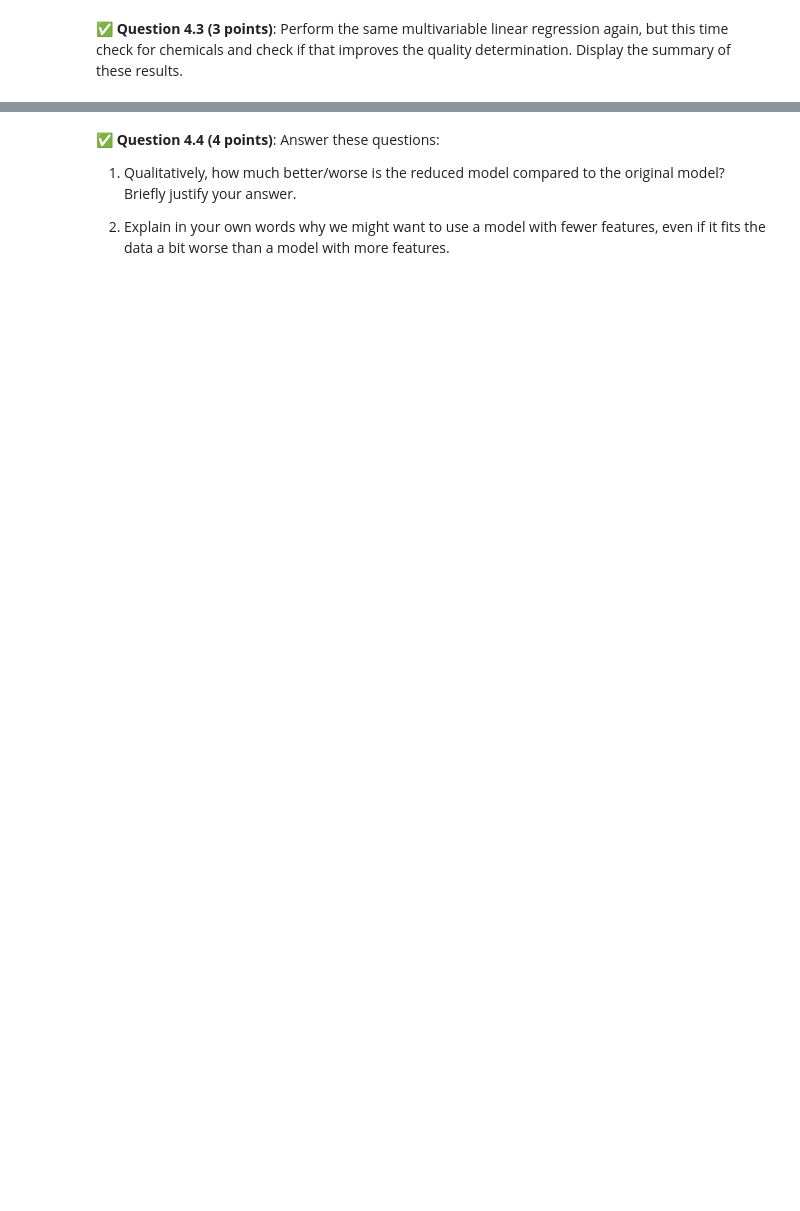
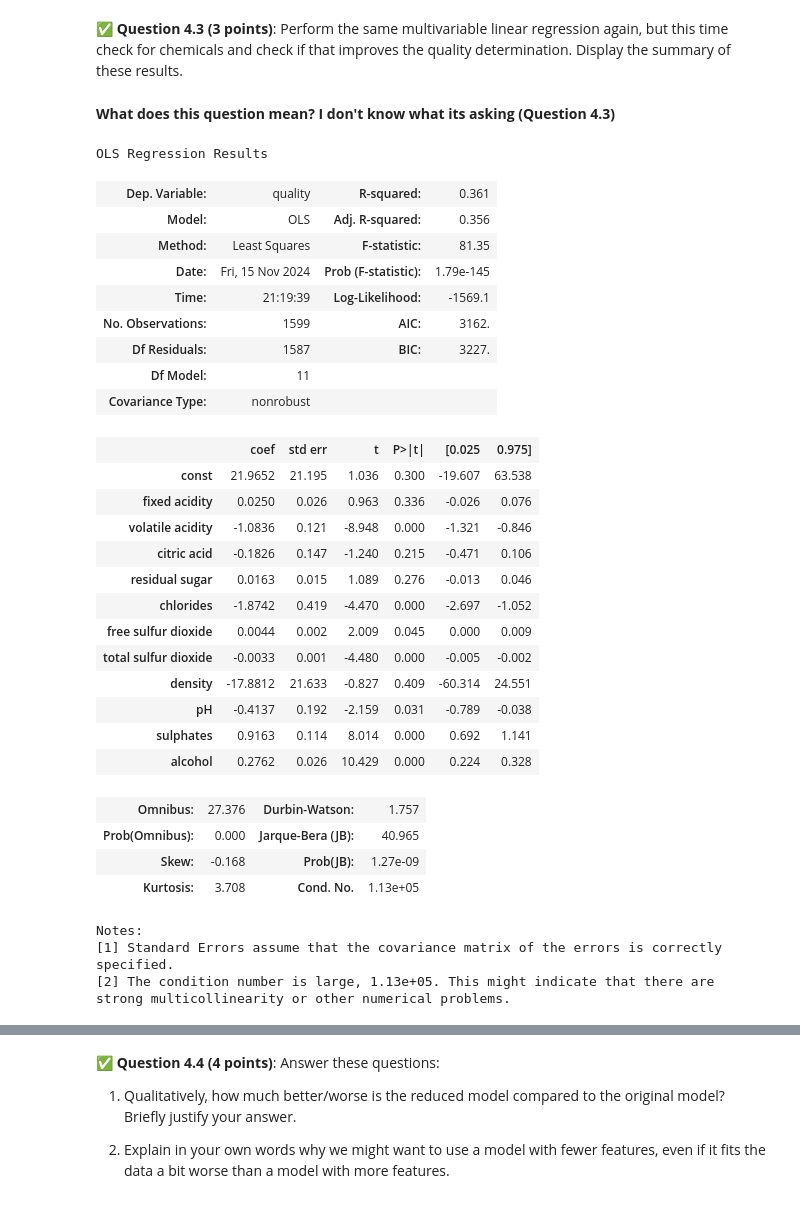
Before and after one commit to whitete3/CMSE202-f24-turnin, a Jupyter notebook: hw-03/HW-03_Regression-STUDENT.ipynb, the cells around one changed output, grey strips where cells are left out. Cells and saved outputs as stored; diff of their text form; code cells hidden in the pictures; blank space fills up the shorter version.

```diff
--- a/hw-03/HW-03_Regression-STUDENT.ipynb
+++ b/hw-03/HW-03_Regression-STUDENT.ipynb
@@ -326,0 +325,7 @@ In this part, we'll use multiple features to predict the **quality** of **red**
+# %%
+# Put your code here
+y = red["quality"]
+x = red[["volatile acidity", "citric acid", "alcohol"]]
+X = sm.add_constant(x)
+red_model = sm.OLS(y,X).fit()
+red_model.summary()
@@ -338,0 +376,41 @@ In this part, we'll use multiple features to predict the **quality** of **red**
+# %% [markdown]
+**What does this question mean? I don't know what its asking (Question 4.3)**
+# %%
+# Put your code here
+# Original Model I am assuming
+x = red.drop(columns=["quality", "class"])
+X = sm.add_constant(x)
+red_model = sm.OLS(y,X).fit()
+red_model.summary()
+# %% [output]
+OLS Regression Results
+| Dep. Variable: | quality | R-squared: | 0.361 |
+| Model: | OLS | Adj. R-squared: | 0.356 |
+| Method: | Least Squares | F-statistic: | 81.35 |
+| Date: | Fri, 15 Nov 2024 | Prob (F-statistic): | 1.79e-145 |
+| Time: | 21:19:39 | Log-Likelihood: | -1569.1 |
+| No. Observations: | 1599 | AIC: | 3162. |
+| Df Residuals: | 1587 | BIC: | 3227. |
+| Df Model: | 11 |  |  |
+| Covariance Type: | nonrobust |  |  |
+|  | coef | std err | t | P>|t| | [0.025 | 0.975] |
+| const | 21.9652 | 21.195 | 1.036 | 0.300 | -19.607 | 63.538 |
+| fixed acidity | 0.0250 | 0.026 | 0.963 | 0.336 | -0.026 | 0.076 |
+| volatile acidity | -1.0836 | 0.121 | -8.948 | 0.000 | -1.321 | -0.846 |
+| citric acid | -0.1826 | 0.147 | -1.240 | 0.215 | -0.471 | 0.106 |
+| residual sugar | 0.0163 | 0.015 | 1.089 | 0.276 | -0.013 | 0.046 |
+| chlorides | -1.8742 | 0.419 | -4.470 | 0.000 | -2.697 | -1.052 |
+| free sulfur dioxide | 0.0044 | 0.002 | 2.009 | 0.045 | 0.000 | 0.009 |
+| total sulfur dioxide | -0.0033 | 0.001 | -4.480 | 0.000 | -0.005 | -0.002 |
+| density | -17.8812 | 21.633 | -0.827 | 0.409 | -60.314 | 24.551 |
+| pH | -0.4137 | 0.192 | -2.159 | 0.031 | -0.789 | -0.038 |
+| sulphates | 0.9163 | 0.114 | 8.014 | 0.000 | 0.692 | 1.141 |
+| alcohol | 0.2762 | 0.026 | 10.429 | 0.000 | 0.224 | 0.328 |
+| Omnibus: | 27.376 | Durbin-Watson: | 1.757 |
+| Prob(Omnibus): | 0.000 | Jarque-Bera (JB): | 40.965 |
+| Skew: | -0.168 | Prob(JB): | 1.27e-09 |
+| Kurtosis: | 3.708 | Cond. No. | 1.13e+05 |
+Notes:
+[1] Standard Errors assume that the covariance matrix of the errors is correctly specified.
+[2] The condition number is large, 1.13e+05. This might indicate that there are
+strong multicollinearity or other numerical problems.
```
Also changed, not shown: parts of 14 cells of this notebook.
